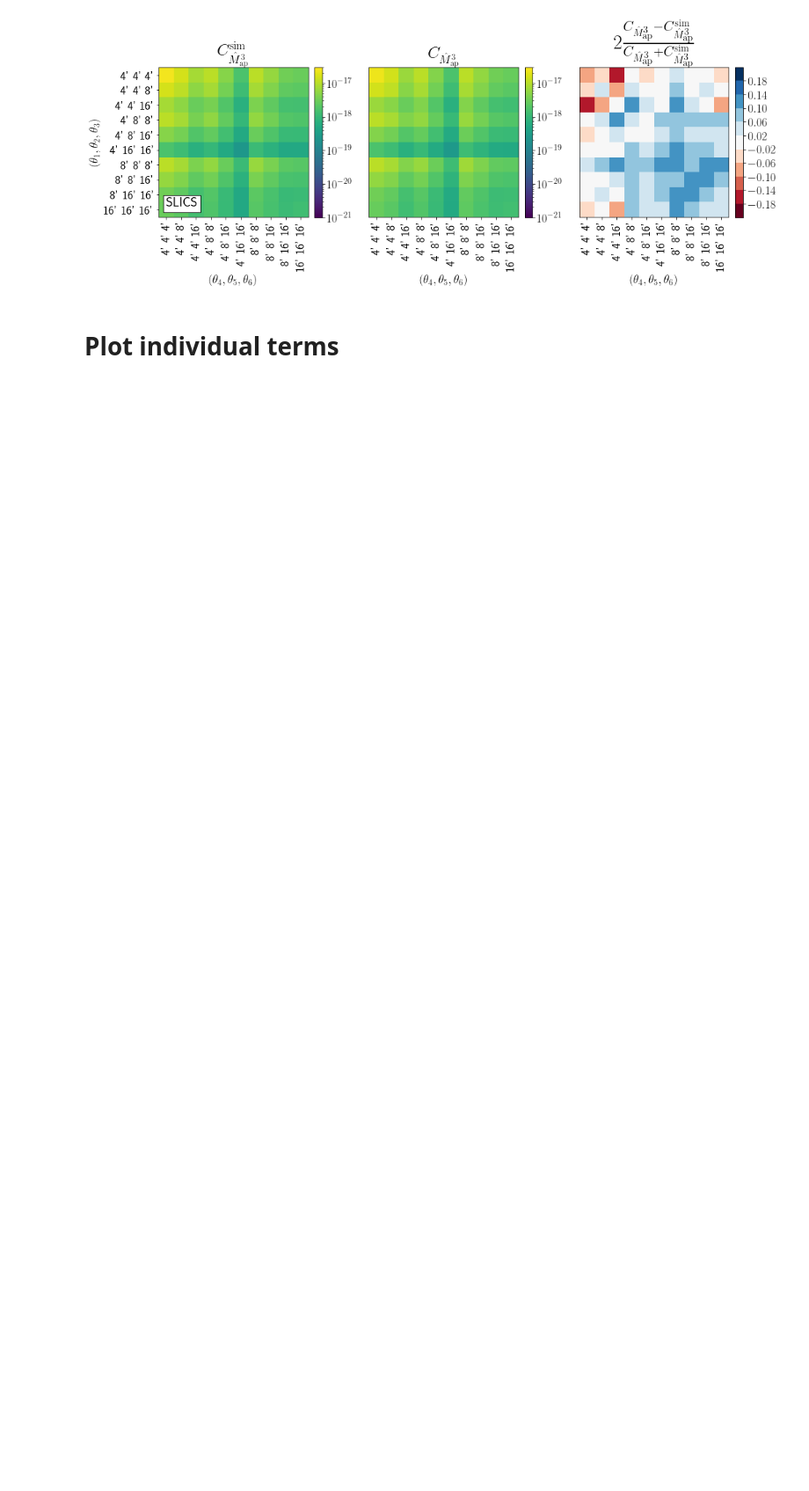
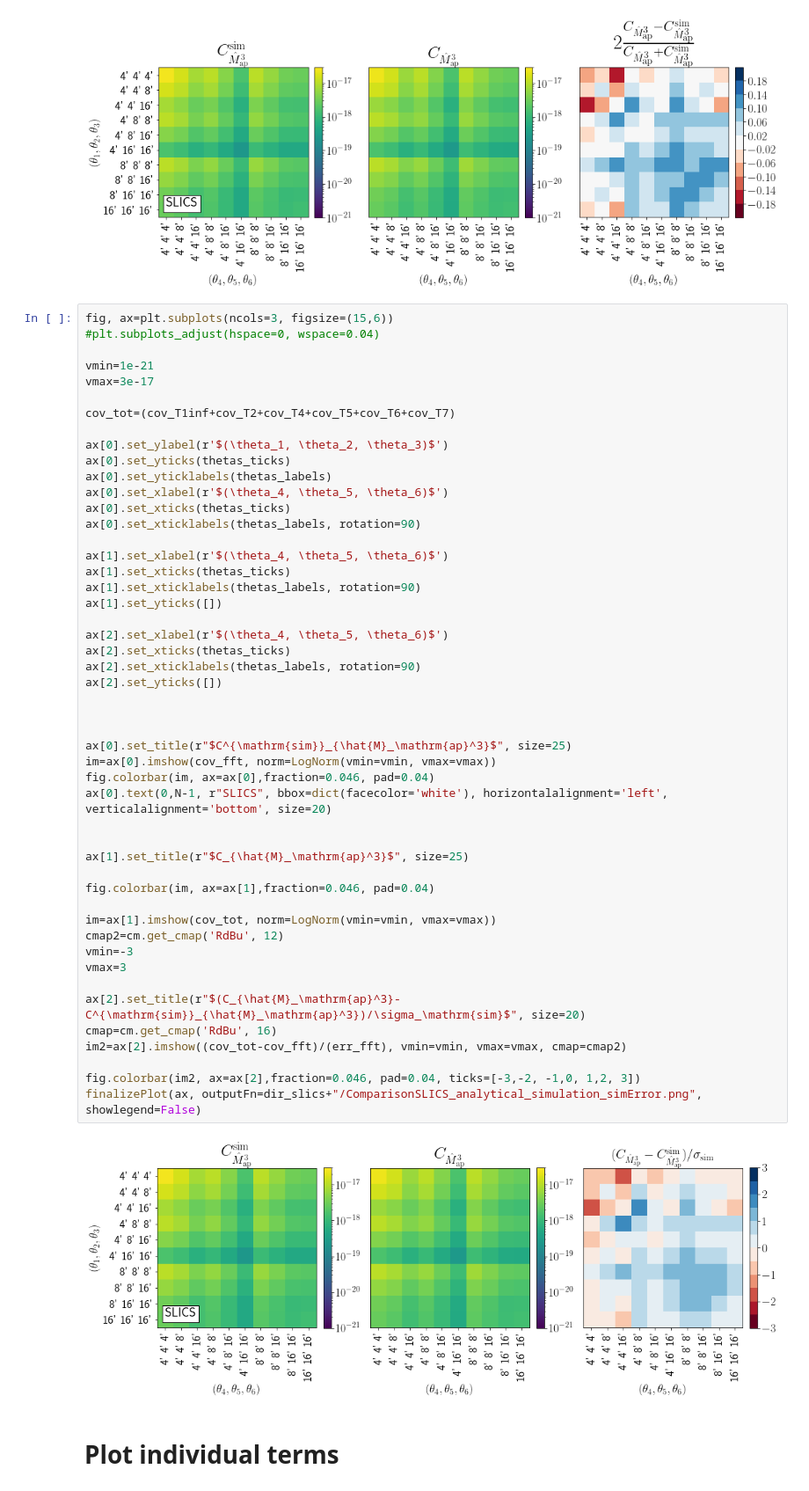
Before and after one commit to sheydenreich/threepoint, a Jupyter notebook: Plots_Tests/PlotsSLICS.ipynb, the cells around one changed output. Shown at 88% size. Cells and saved outputs as stored; diff of their text form; blank space fills up the shorter version.

```diff
--- a/Plots_Tests/PlotsSLICS.ipynb
+++ b/Plots_Tests/PlotsSLICS.ipynb
@@ -92,6 +106,57 @@ fig.colorbar(im2, ax=ax[2],fraction=0.046, pad=0.04, ticks=[-0.18, -0.14, -0.10,
 finalizePlot(ax, outputFn=dir_slics+"/ComparisonSLICS_analytical_simulation.png", showlegend=False)
 # %% [output]
 [figure]
+# %%
+fig, ax=plt.subplots(ncols=3, figsize=(15,6))
+#plt.subplots_adjust(hspace=0, wspace=0.04)
+
+vmin=1e-21
+vmax=3e-17
+
+cov_tot=(cov_T1inf+cov_T2+cov_T4+cov_T5+cov_T6+cov_T7)
+
+ax[0].set_ylabel(r'$(\theta_1, \theta_2, \theta_3)$')
+ax[0].set_yticks(thetas_ticks)
+ax[0].set_yticklabels(thetas_labels)
+ax[0].set_xlabel(r'$(\theta_4, \theta_5, \theta_6)$')
+ax[0].set_xticks(thetas_ticks)
+ax[0].set_xticklabels(thetas_labels, rotation=90)
+
+ax[1].set_xlabel(r'$(\theta_4, \theta_5, \theta_6)$')
+ax[1].set_xticks(thetas_ticks)
+ax[1].set_xticklabels(thetas_labels, rotation=90)
+ax[1].set_yticks([])
+
+ax[2].set_xlabel(r'$(\theta_4, \theta_5, \theta_6)$')
+ax[2].set_xticks(thetas_ticks)
+ax[2].set_xticklabels(thetas_labels, rotation=90)
+ax[2].set_yticks([])
+
+
+
+ax[0].set_title(r"$C^{\mathrm{sim}}_{\hat{M}_\mathrm{ap}^3}$", size=25)
+im=ax[0].imshow(cov_fft, norm=LogNorm(vmin=vmin, vmax=vmax))
+fig.colorbar(im, ax=ax[0],fraction=0.046, pad=0.04)
+ax[0].text(0,N-1, r"SLICS", bbox=dict(facecolor='white'), horizontalalignment='left', verticalalignment='bottom', size=20)
+
+
+ax[1].set_title(r"$C_{\hat{M}_\mathrm{ap}^3}$", size=25)
+
+fig.colorbar(im, ax=ax[1],fraction=0.046, pad=0.04)
+
+im=ax[1].imshow(cov_tot, norm=LogNorm(vmin=vmin, vmax=vmax))
+cmap2=cm.get_cmap('RdBu', 12)
+vmin=-3
+vmax=3
+
+ax[2].set_title(r"$(C_{\hat{M}_\mathrm{ap}^3}-C^{\mathrm{sim}}_{\hat{M}_\mathrm{ap}^3})/\sigma_\mathrm{sim}$", size=20)
+cmap=cm.get_cmap('RdBu', 16)
+im2=ax[2].imshow((cov_tot-cov_fft)/(err_fft), vmin=vmin, vmax=vmax, cmap=cmap2)
+
+fig.colorbar(im2, ax=ax[2],fraction=0.046, pad=0.04, ticks=[-3,-2, -1,0, 1,2, 3])
+finalizePlot(ax, outputFn=dir_slics+"/ComparisonSLICS_analytical_simulation_simError.png", showlegend=False)
+# %% [output]
+[figure, added]
 # %% [markdown]
 # Plot individual terms
 # %%
```
Also changed, not shown: parts of 3 cells of this notebook, 2 other files.
